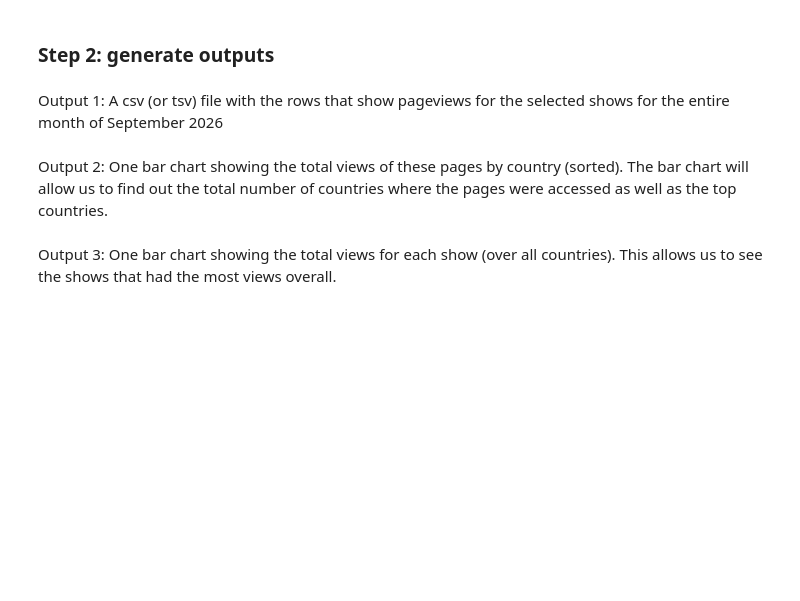
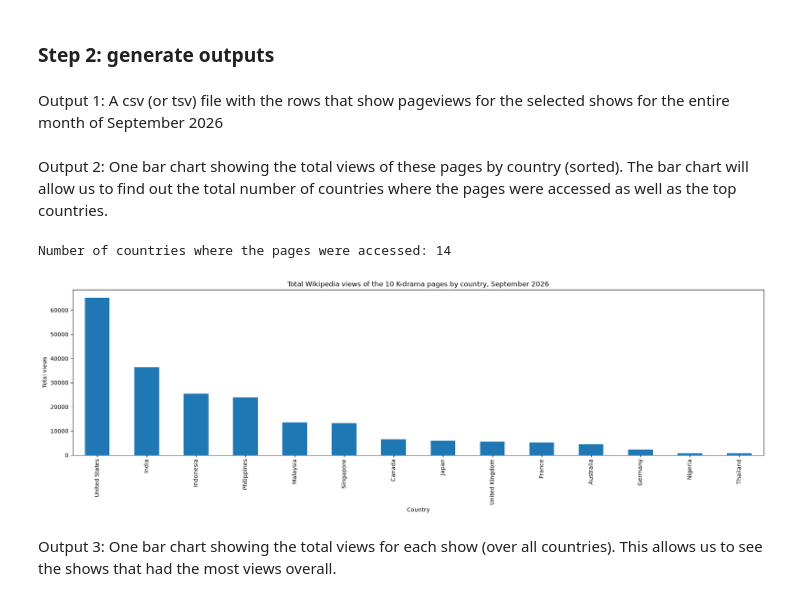
Before and after one commit to annabelyao124/week5-wed, a Jupyter notebook: week5-wed-notebook.ipynb, the cells around one changed output. Drawn from its saved outputs; the diff is of its cells as text; code cells hidden in the pictures; blank space fills up the shorter version.

```diff
--- a/week5-wed-notebook.ipynb
+++ b/week5-wed-notebook.ipynb
@@ -514,5 +514,21 @@ Output 1: A csv (or tsv) file with the rows that show pageviews for the selected
 september.to_csv("week5task3_kdrama_september_view.csv", index=False)
 # %% [markdown]
 Output 2: One bar chart showing the total views of these pages by country (sorted). The bar chart will allow us to find out the total number of countries where the pages were accessed as well as the top countries.
+# %%
+country_totals = september.groupby("country")["views"].sum().sort_values(ascending=False)
+
+print("Number of countries where the pages were accessed:", len(country_totals))
+# %% [output]
+Number of countries where the pages were accessed: 14
+# %%
+plt.figure(figsize=(18, 6))
+country_totals.plot(kind="bar")
+plt.title("Total Wikipedia views of the 10 K-drama pages by country, September 2026")
+plt.xlabel("Country")
+plt.ylabel("Total views")
+plt.tight_layout()
+plt.show()
+# %% [output]
+[figure, added]
 # %% [markdown]
 Output 3: One bar chart showing the total views for each show (over all countries). This allows us to see the shows that had the most views overall.
```
Also changed, not shown: parts of 3 cells of this notebook.
